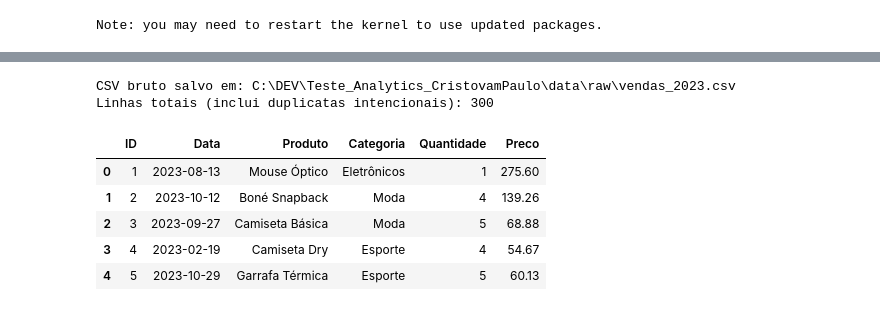
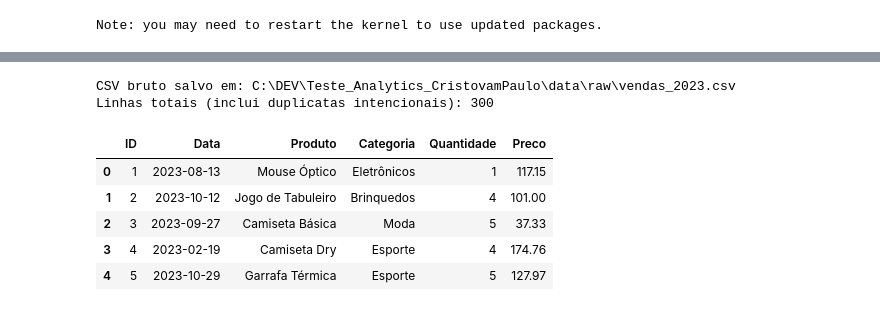
Before and after one commit to Cristovam10000/Teste_Analytics_CristovamPaulo, a Jupyter notebook: Parte01/Etapa01.ipynb, the cells around one changed output, grey strips where cells are left out. Saved outputs shown, nothing was run; the diff lists cells and outputs as text; code cells hidden in the pictures.

```diff
--- a/Parte01/Etapa01.ipynb
+++ b/Parte01/Etapa01.ipynb
@@ -12,20 +14,8 @@ ROOT = Path.cwd().resolve()
 if ROOT.name == 'Parte01':
     ROOT = ROOT.parent
 
-DATA_DIR = ROOT / 'data'
-RAW_DIR = DATA_DIR / 'raw'
-PROCESSED_DIR = DATA_DIR / 'processed'
-REPORTS_FIGURES_DIR = ROOT / 'reports' / 'figures'
-SQL_DIR = ROOT / 'sql'
-PRESENTATION_DIR = ROOT / 'presentation'
-
-for d in (RAW_DIR, PROCESSED_DIR, REPORTS_FIGURES_DIR, SQL_DIR, PRESENTATION_DIR):
-    d.mkdir(parents=True, exist_ok=True)
-
 SEED = 42
 rng = np.random.default_rng(SEED)
-np.random.seed(SEED)
 
-print('Estrutura criada em:', ROOT)
 print('Vers�es -> pandas:', pd.__version__, '| numpy:', np.__version__)
 # %% [output]
@@ -34,14 +25,14 @@ Vers�es -> pandas: 2.3.2 | numpy: 2.2.6
 # %%
 from datetime import datetime, timedelta
 from faker import Faker
-import numpy as np
-import pandas as pd
 
 EXTENDER_ATE_2024_06 = False
 N_LINHAS = 300
 START_2023 = "2023-01-01"
-END_2023 = "2023-12-31"
-END_DATE = "2024-06-30" if EXTENDER_ATE_2024_06 else END_2023
+END_2023   = "2023-12-31"
+END_DATE   = "2024-06-30" if EXTENDER_ATE_2024_06 else END_2023
+
+
 
 CATEGORIAS = {
     "Eletrônicos": ["Fone Pro", "Mouse Óptico", "Teclado Mecânico", "Smartwatch", "Caixa Bluetooth"],
@@ -49,6 +40,7 @@ CATEGORIAS = {
     "Esporte": ["Bola Oficial", "Tênis Running", "Garrafa Térmica", "Mochila Fitness", "Camiseta Dry"],
     "Moda": ["Camiseta Básica", "Calça Jeans", "Jaqueta Leve", "Tênis Casual", "Boné Snapback"],
     "Brinquedos": ["Quebra-cabeça 500pç", "Carrinho RC", "Boneca Classic", "Blocos Criativos", "Jogo de Tabuleiro"],
+    "Material-Escolar": ["Caderno", "lapis", "Caneta", "MOchila", "estojo"]
 }
 
 PRECO_PARAMS = {
@@ -57,12 +49,22 @@ PRECO_PARAMS = {
     "Esporte":      {"mu": np.log(120), "sigma": 0.5, "minv": 20},
     "Moda":         {"mu": np.log(90),  "sigma": 0.5, "minv": 20},
     "Brinquedos":   {"mu": np.log(80),  "sigma": 0.6, "minv": 15},
+    "Material-Escolar": {"mu": np.log(90), "sigma": 0.5, "minv": 20}
 }
 
 SAZONALIDADE = {
-    1: 0.90, 2: 0.95, 3: 1.00, 4: 1.00, 5: 1.05, 6: 1.00,
-    7: 1.10, 8: 1.05, 9: 1.00, 10: 1.10, 11: 1.20, 12: 1.30,
+    1: 0.92, 2: 0.97, 3: 1.00, 4: 0.98,
+    5: 1.08, 6: 1.06, 7: 1.00, 8: 0.99,
+    9: 1.00, 10: 1.07, 11: 1.18, 12: 1.12,
 }
+
+SENS_CAT = {
+    "Material-Escolar": {1: 1.16, 2: 1.00, 7: 1.05, 8: 1.02},
+    "Brinquedos": {10: 1.15, 11: 1.10, 12: 1.10},
+    "Moda":       {5: 1.08, 6: 1.06},
+    "Eletrônicos":{11: 1.12},
+}
+
 
 def gerar_datas(n, start_date: str, end_date: str, rng: np.random.Generator):
     start = datetime.fromisoformat(start_date)
@@ -77,47 +79,71 @@ def preco_por_categoria(cat: str, rng: np.random.Generator) -> float:
     val = max(val, p["minv"])
     return round(float(val), 2)
 
+# --- RNG / Faker ---
 rng = np.random.default_rng(SEED)
 fake = Faker("pt_BR")
+fake.seed_instance(SEED)
 
+# --- Tamanho ---
 n = max(N_LINHAS, 50)
 
+# --- Amostras base ---
 categorias = rng.choice(list(CATEGORIAS.keys()), size=n)
-produtos = np. array([rng.choice(CATEGORIAS[c]) for c in categorias])
+produtos   = np.array([rng.choice(CATEGORIAS[c]) for c in categorias])
+datas      = gerar_datas(n, START_2023, END_DATE, rng)
 
-datas = gerar_datas(n, START_2023, END_DATE, rng)
+# --- Sazonalidade base por mês ---
+fatores_mes = np.array([SAZONALIDADE.get(d.month, 1.0) for d in datas])
 
+# --- Ajuste fino por categoria/mês ---
+ajuste_cat = np.ones(n)
+for i, (cat, d) in enumerate(zip(categorias, datas)):
+    ajuste_cat[i] = SENS_CAT.get(cat, {}).get(d.month, 1.0)
+
+# --- Quantidade (Poisson) com clipping saudável ---
 lambda_base = 3.0
-fatores = np.array([SAZONALIDADE.get(d.month, 1.0) for d in datas])
-quantidade = rng.poisson(lam=lambda_base * fatores, size=n) + 1
+lam = lambda_base * fatores_mes * ajuste_cat
+quantidade = rng.poisson(lam=lam, size=n) + 1
+quantidade = np.clip(quantidade, 1, 12)  # ninguém leva 80 unidades num ticket normal
 
+# --- Preços por categoria ---
 precos = np.array([preco_por_categoria(cat, rng) for cat in categorias])
 
+# --- IDs e DataFrame ---
 ids = np.arange(1, n + 1)
-
 df = pd.DataFrame({
     "ID": ids,
     "Data": pd.to_datetime(datas).strftime("%Y-%m-%d"),
     "Produto": produtos,
     "Categoria": categorias,
     "Quantidade": quantidade,
     "Preco": precos,
 })
 
-
-raw_path = ROOT / "data/raw/vendas_2023.csv"
+# --- Salvar bruto ---
+raw_path = ROOT / "data" / "raw" / "vendas_2023.csv"
 raw_path.parent.mkdir(parents=True, exist_ok=True)
 df.to_csv(raw_path, index=False, encoding="utf-8")
 
 print(f"CSV bruto salvo em: {raw_path}")
 print("Linhas totais (inclui duplicatas intencionais):", len(df))
-df.head()
+display(df.head())
+
+# --- Checagem rápida de realismo: total mensal e variação m/m ---
+df_tmp = df.copy()
+df_tmp["Data"] = pd.to_datetime(df_tmp["Data"])
+df_tmp["Total"] = df_tmp["Quantidade"] * df_tmp["Preco"]
+mensal = df_tmp.groupby(df_tmp["Data"].dt.to_period("M"))["Total"].sum().astype(float)
+mm = mensal.to_timestamp()
+var_mm = (mm.pct_change() * 100).round(1)
+print("\nTotal mensal (R$) e variação m/m (%)")
+display(pd.DataFrame({"Total": mm.round(2), "m/m %": var_mm}))
 # %% [output]
 CSV bruto salvo em: C:\DEV\Teste_Analytics_CristovamPaulo\data\raw\vendas_2023.csv
 Linhas totais (inclui duplicatas intencionais): 300
 |  | ID | Data | Produto | Categoria | Quantidade | Preco |
-| 0 | 1 | 2023-08-13 | Mouse Óptico | Eletrônicos | 1 | 275.60 |
-| 1 | 2 | 2023-10-12 | Boné Snapback | Moda | 4 | 139.26 |
-| 2 | 3 | 2023-09-27 | Camiseta Básica | Moda | 5 | 68.88 |
-| 3 | 4 | 2023-02-19 | Camiseta Dry | Esporte | 4 | 54.67 |
-| 4 | 5 | 2023-10-29 | Garrafa Térmica | Esporte | 5 | 60.13 |
+| 0 | 1 | 2023-08-13 | Mouse Óptico | Eletrônicos | 1 | 117.15 |
+| 1 | 2 | 2023-10-12 | Jogo de Tabuleiro | Brinquedos | 4 | 101.00 |
+| 2 | 3 | 2023-09-27 | Camiseta Básica | Moda | 5 | 37.33 |
+| 3 | 4 | 2023-02-19 | Camiseta Dry | Esporte | 4 | 174.76 |
+| 4 | 5 | 2023-10-29 | Garrafa Térmica | Esporte | 5 | 127.97 |
```
Also changed, not shown: parts of 13 cells of this notebook, 11 other files.
